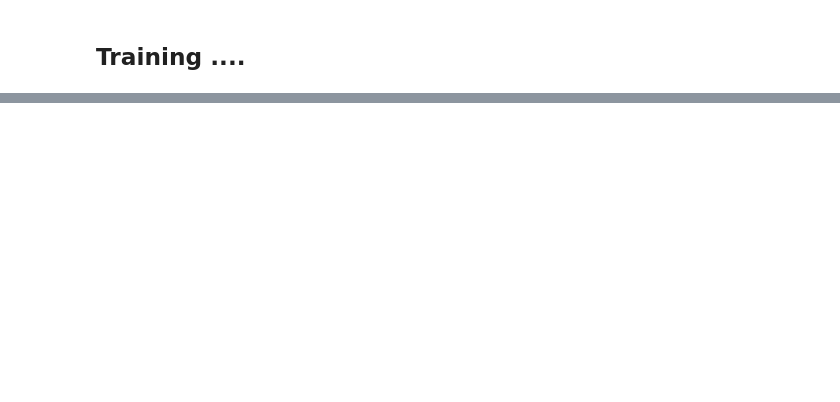
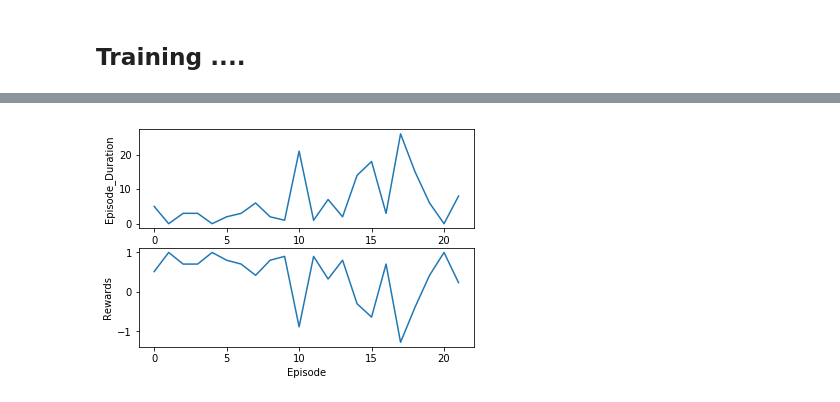
Before and after one commit to LishengSun/AutoML-as-RL-game, a Jupyter notebook: test_lisheng.ipynb, the cells around one changed output, grey strips where cells are left out. Drawn from its saved outputs; the diff is of its cells as text; code cells hidden in the pictures; blank space fills up the shorter version.

```diff
--- a/test_lisheng.ipynb
+++ b/test_lisheng.ipynb
@@ -31,17 +31,6 @@ Build the model
 I keep almost the same architecture as the original code (model.py), except:
 * I expose Q values (=dist.logits) and classification probability (=clf.logits) to ease the computation of Q values and losses in optimization steps.
 # %%
-def smoothing_average(x, factor=10):
-    running_x = 0
-    for i in range(len(x)):
-        U = 1. / min(i+1, factor)
-        running_x = running_x * (1 - U) + x[i] * U
-        x[i] = running_x
-    return x
-
-
-
-
 class myNet(nn.Module):
 	def __init__(self, obs_shape, action_space, recurrent_policy=False, dataset=None, resnet=False, pretrained=False):
 		super(myNet, self).__init__()
@@ -65,7 +54,7 @@ class myNet(nn.Module):
 			raise NotImplementedError
 
 		if dataset in ['mnist', 'cifar10']:
-			self.clf = Categorical(self.base.output_size, 2)#10)
+			self.clf = Categorical(self.base.output_size, 10)
 
 		self.state_size = self.base.state_size
 
@@ -73,7 +62,7 @@ class myNet(nn.Module):
 		raise NotImplementedError
 
 	def act(self, inputs, states, masks, deterministic=False):
-		actor_features, states = self.base(inputs, states, masks)
+		value, actor_features, states = self.base(inputs, states, masks)
 		self.actor_features = actor_features
 		dist = self.dist(actor_features)
 		Q_values = dist.logits
@@ -93,7 +82,7 @@ class myNet(nn.Module):
 			action = torch.cat([action, classif], 1)
 			action_log_probs += clf.log_probs(classif)
 
-		return action, Q_values, clf_proba, action_log_probs, states #dist.logits = Q values
+		return value, action, Q_values, clf_proba, action_log_probs, states #dist.logits = Q values
 # %% [markdown]
 Replay Memory
 -------------
@@ -185,93 +179,66 @@ Training ....
 -------------
 # %%
 if __name__ == '__main__':
-	BATCH_SIZE = 128
-	NUM_STEPS = 10
-	GAMMA = 1 - (1 / NUM_STEPS) # Set to horizon of max episode length
-	EPS = 0.05
-	NUM_LABELS = 2
-	WINDOW_SIZE = 14
-	NUM_EPISODES = 1000
-	TARGET_UPDATE = 10
 
-	env = img_env.ImgEnv('mnist', train=True, max_steps=NUM_STEPS, channels=2, window=WINDOW_SIZE, num_labels=NUM_LABELS)
+	env = img_env.ImgEnv('mnist', train=True, max_steps=200, channels=2, window=5)
+	num_episodes = 200
 
-	device = torch.device("cuda" if torch.cuda.is_available() else "cpu")
 
-	net = myNet(\
-		obs_shape=env.observation_space.shape, \
-		action_space=env.action_space, dataset='mnist').to(device)
-	target_net = myNet(\
-		obs_shape=env.observation_space.shape, \
-		action_space=env.action_space, dataset='mnist').to(device)
-	target_net.load_state_dict(net.state_dict())
-	target_net.eval()
+	net = myNet(obs_shape=env.observation_space.shape, action_space=env.action_space, dataset='mnist')
 	memory = ReplayMemory(10000)
+
+	BATCH_SIZE = 32
+	GAMMA = 0.99
 
 	total_rewards = {}
 	episode_durations = {}
-	loss_classification = {}
-	optimizer_clf = optim.SGD(net.parameters(), lr=0.01, momentum=0.5)
-
-
-
-	for i_episode in range(NUM_EPISODES):
+	for i_episode in range(num_episodes):
 		total_reward_i = 0
 		observation = env.reset()
 		curr_label = env.curr_label.item()
-		for t in range(NUM_STEPS): # allow 100 steps
-			actionS, Q_values, clf_proba, action_log_probs, states = net.act(inputs=torch.from_numpy(observation).float().resize_(1, 2, 32, 32).to(device), \
+		for t in range(100): # allow 100 steps
+			value, actionS, Q_values, clf_proba, action_log_probs, states = net.act(inputs=torch.from_numpy(observation).float().resize_(1, 2, 32, 32), \
 				states=observation, masks=observation[1])
-			actionS = actionS.cpu().numpy()[0]
-			class_pred = actionS[1]
+			action = actionS.numpy()[0][0]
+			class_pred = actionS.numpy()[0][1]
+			actionS = actionS.numpy()[0]
 			last_observation = observation
-			rand = np.random.rand()
-			if rand < EPS:
-				actionS = np.array(
-					[np.random.choice(range(4)), np.random.choice(range(NUM_LABELS))])
-			action = actionS[0]
 			observation, reward, done, info = env.step(actionS)
 			total_reward_i = reward + GAMMA*total_reward_i
 			memory.push(torch.from_numpy(last_observation), torch.from_numpy(actionS), \
 				torch.from_numpy(observation), torch.tensor([reward]).float(), torch.tensor([curr_label]))
-# 			print ('t = %i: action = %i, class = %i, class_pred = %i, reward = %f'%(t, action, curr_label, class_pred, reward))
-			optimize_myNet(net, curr_label, optimizer_clf, BATCH_SIZE)
+			# print ('t = %i: action = %i, class = %i, class_pred = %i, reward = %f'%(t, action, curr_label, class_pred, reward))
+
+			 # train action head every time
+
+			if t % 5 == 0: # train clf head every 5 time steps
+				# print ("=============also train clf====")
+				optimize_myNet(net, curr_label, BATCH_SIZE, optimize_clf=True)
+			else:
+				optimize_myNet(net, curr_label, BATCH_SIZE, optimize_clf=False)
 
 			if done:
-# 				# print ('Done after %i steps'%(t+1))
+				# print ('Done after %i steps'%(t+1))
 				break
 
-        # Update the target network, copying all weights and biases in DQN
-		if i_episode % TARGET_UPDATE == 0:
-			target_net.load_state_dict(net.state_dict())
-
-		loss_classification_i = F.nll_loss(clf_proba, env.curr_label.unsqueeze_(dim=0).to(device))
 		if curr_label in total_rewards.keys():
 			total_rewards[curr_label].append(total_reward_i)
 			episode_durations[curr_label].append(t)
-			loss_classification[curr_label].append(loss_classification_i)
 		else:
 			total_rewards[curr_label] = [total_reward_i]
 			episode_durations[curr_label] = [t]
-			loss_classification[curr_label] = [loss_classification_i]
+
 	plt.title('Class 0')
-	plt.subplot(3, 1, 1)
+	plt.subplot(2, 1, 1)
 	plt.xlabel('Episode')
 	plt.ylabel('Episode_Duration')
 	durations_t = torch.tensor(episode_durations[0], dtype=torch.float)
-	plt.plot(smoothing_average(durations_t.numpy()))
+	plt.plot(durations_t.numpy())
 
-	plt.subplot(3, 1, 2)
+	plt.subplot(2, 1, 2)
 	plt.xlabel('Episode')
 	plt.ylabel('Rewards')
 	total_rewards_t = torch.tensor(total_rewards[0], dtype=torch.float)
-	plt.plot(smoothing_average(total_rewards_t.numpy()))
-
-	plt.subplot(3, 1, 3)
-	plt.ylim(top=1)
-	plt.xlabel('Episode')
-	plt.ylabel('Loss Classification')
-	loss_classification_t = torch.tensor(loss_classification[0], dtype=torch.float)
-	plt.plot(smoothing_average(loss_classification_t.numpy()))
+	plt.plot(total_rewards_t.numpy())
 	plt.show()
 # %% [output]
@@ -278,0 +245 @@ NameError: name 'policy_net' is not defined
+[figure, added]
```
Also changed, not shown: parts of 6 cells of this notebook, 1 other file.
